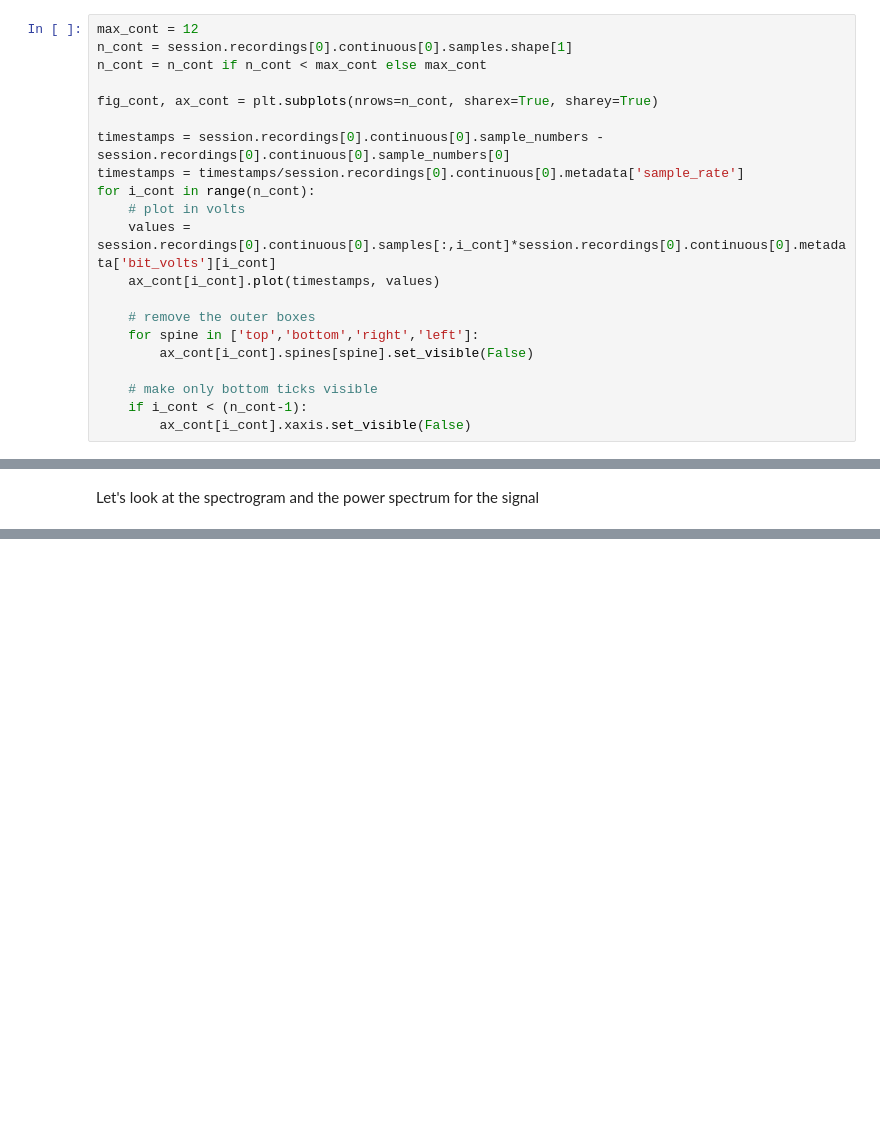
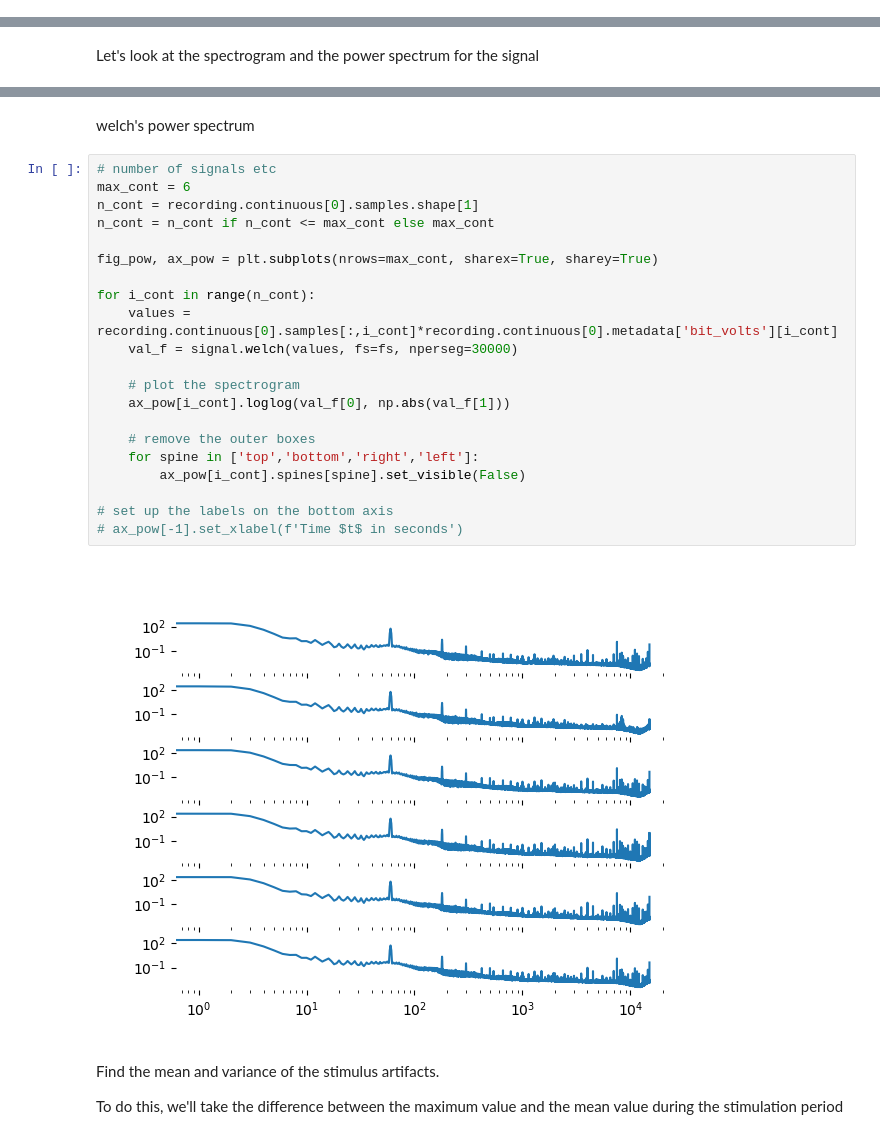
Before and after one commit to kb0dkin/Work_Tools, a Jupyter notebook: BrainPatch_analysis/artifact_exploration.ipynb, the cells around one changed output, grey strips where cells are left out. Cells and saved outputs as stored; diff of their text form; blank space fills up the shorter version.

```diff
--- a/BrainPatch_analysis/artifact_exploration.ipynb
+++ b/BrainPatch_analysis/artifact_exploration.ipynb
@@ -91,27 +69,6 @@ recording.info['events'][0]['sample_rate']
 # Plotting
 
 Take a look at continuous streams without the events on top -- this is primarily for the "no stim" situation
-# %%
-max_cont = 12
-n_cont = session.recordings[0].continuous[0].samples.shape[1]
-n_cont = n_cont if n_cont < max_cont else max_cont
-
-fig_cont, ax_cont = plt.subplots(nrows=n_cont, sharex=True, sharey=True)
-
-timestamps = session.recordings[0].continuous[0].sample_numbers - session.recordings[0].continuous[0].sample_numbers[0]
-timestamps = timestamps/session.recordings[0].continuous[0].metadata['sample_rate']
-for i_cont in range(n_cont):
-    # plot in volts
-    values = session.recordings[0].continuous[0].samples[:,i_cont]*session.recordings[0].continuous[0].metadata['bit_volts'][i_cont]
-    ax_cont[i_cont].plot(timestamps, values)
-
-    # remove the outer boxes
-    for spine in ['top','bottom','right','left']:
-        ax_cont[i_cont].spines[spine].set_visible(False)
-
-    # make only bottom ticks visible
-    if i_cont < (n_cont-1):
-        ax_cont[i_cont].xaxis.set_visible(False)
 # %% [markdown]
 take a look at the stimulation artifacts
 # %%
@@ -230,0 +186,29 @@ fft.extent(recording.continuous[0].samples.shape[0])
+# %% [markdown]
+welch's power spectrum
+# %%
+# number of signals etc
+max_cont = 6
+n_cont = recording.continuous[0].samples.shape[1]
+n_cont = n_cont if n_cont <= max_cont else max_cont
+
+fig_pow, ax_pow = plt.subplots(nrows=max_cont, sharex=True, sharey=True)
+
+for i_cont in range(n_cont):
+    values = recording.continuous[0].samples[:,i_cont]*recording.continuous[0].metadata['bit_volts'][i_cont]
+    val_f = signal.welch(values, fs=fs, nperseg=30000)
+
+    # plot the spectrogram
+    ax_pow[i_cont].loglog(val_f[0], np.abs(val_f[1]))
+
+    # remove the outer boxes
+    for spine in ['top','bottom','right','left']:
+        ax_pow[i_cont].spines[spine].set_visible(False)
+
+# set up the labels on the bottom axis
+# ax_pow[-1].set_xlabel(f'Time $t$ in seconds')
+# %% [output]
+[figure, added]
+# %% [markdown]
+Find the mean and variance of the stimulus artifacts.
+
+To do this, we'll take the difference between the maximum value and the mean value during the stimulation period
```
Also changed, not shown: parts of 6 cells of this notebook.
